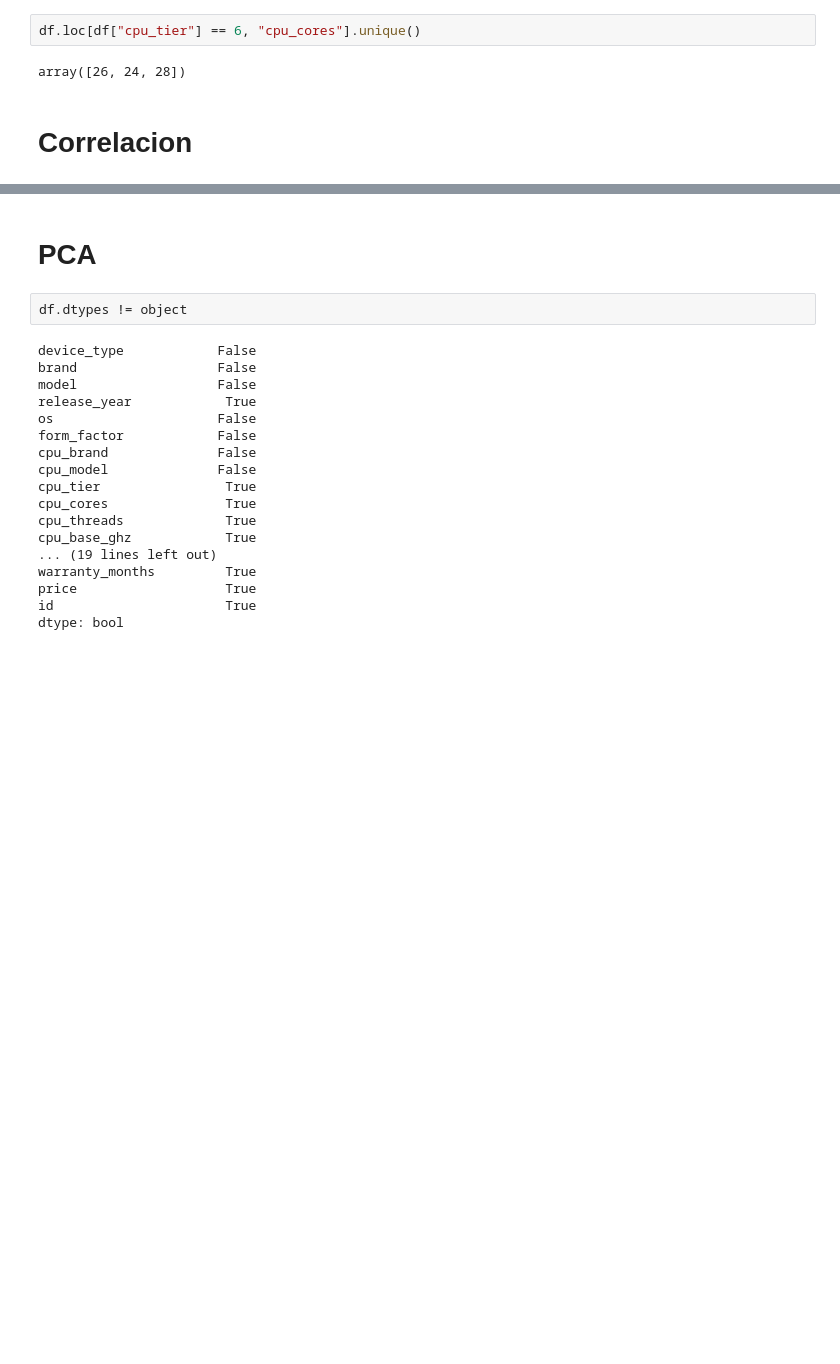
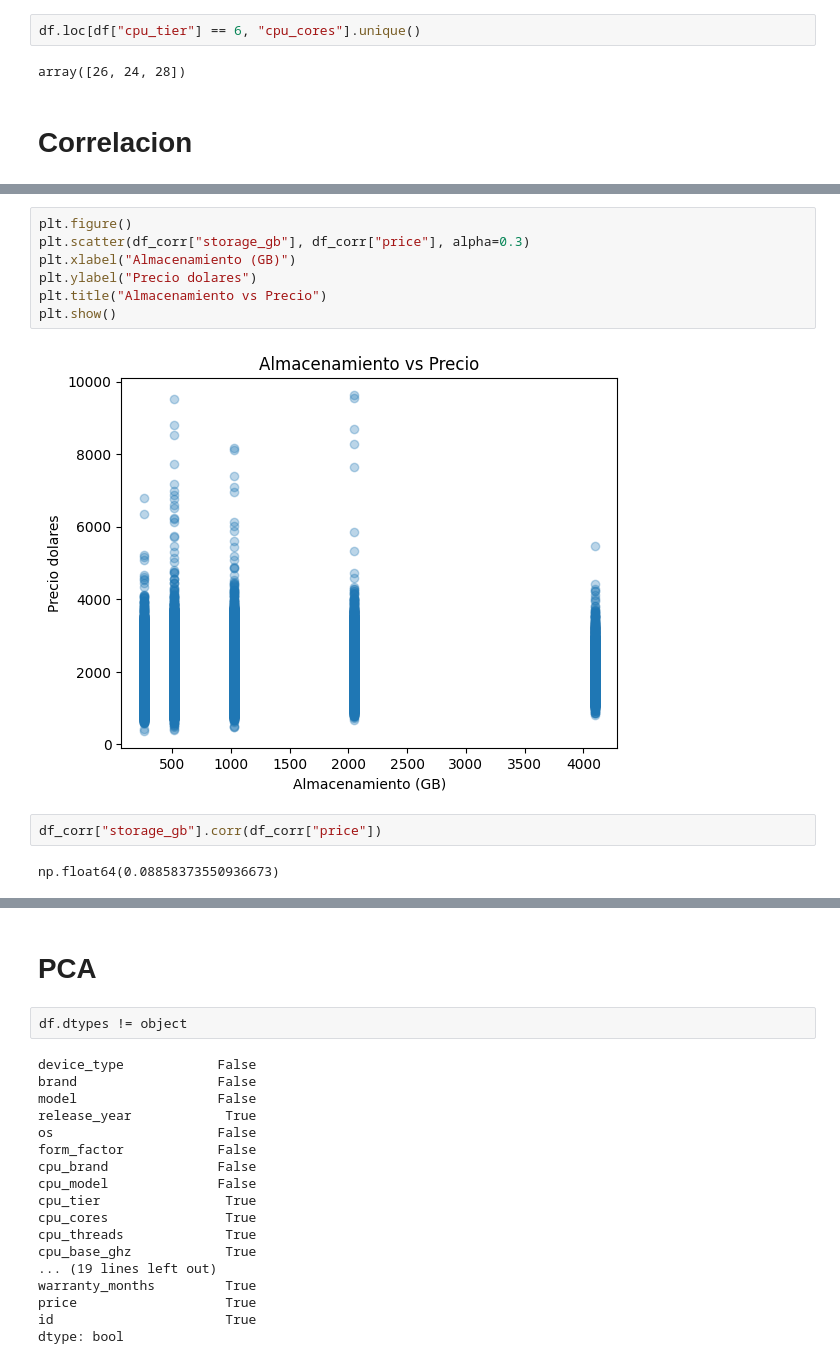
Before and after one commit to DianaaVelez/Proyecto_Analitica, a Jupyter notebook: Proyecto_Analitica.ipynb, the cells around one changed output, grey strips where cells are left out. Cells and saved outputs as stored; diff of their text form; blank space fills up the shorter version.

```diff
--- a/Proyecto_Analitica.ipynb
+++ b/Proyecto_Analitica.ipynb
@@ -265,0 +284,13 @@ array([26, 24, 28])
+# %%
+plt.figure()
+plt.scatter(df_corr["storage_gb"], df_corr["price"], alpha=0.3)
+plt.xlabel("Almacenamiento (GB)")
+plt.ylabel("Precio dolares")
+plt.title("Almacenamiento vs Precio")
+plt.show()
+# %% [output]
+[figure, added]
+# %%
+df_corr["storage_gb"].corr(df_corr["price"])
+# %% [output]
+np.float64(0.08858373550936673)
```
Also changed, not shown: parts of 7 cells of this notebook.
